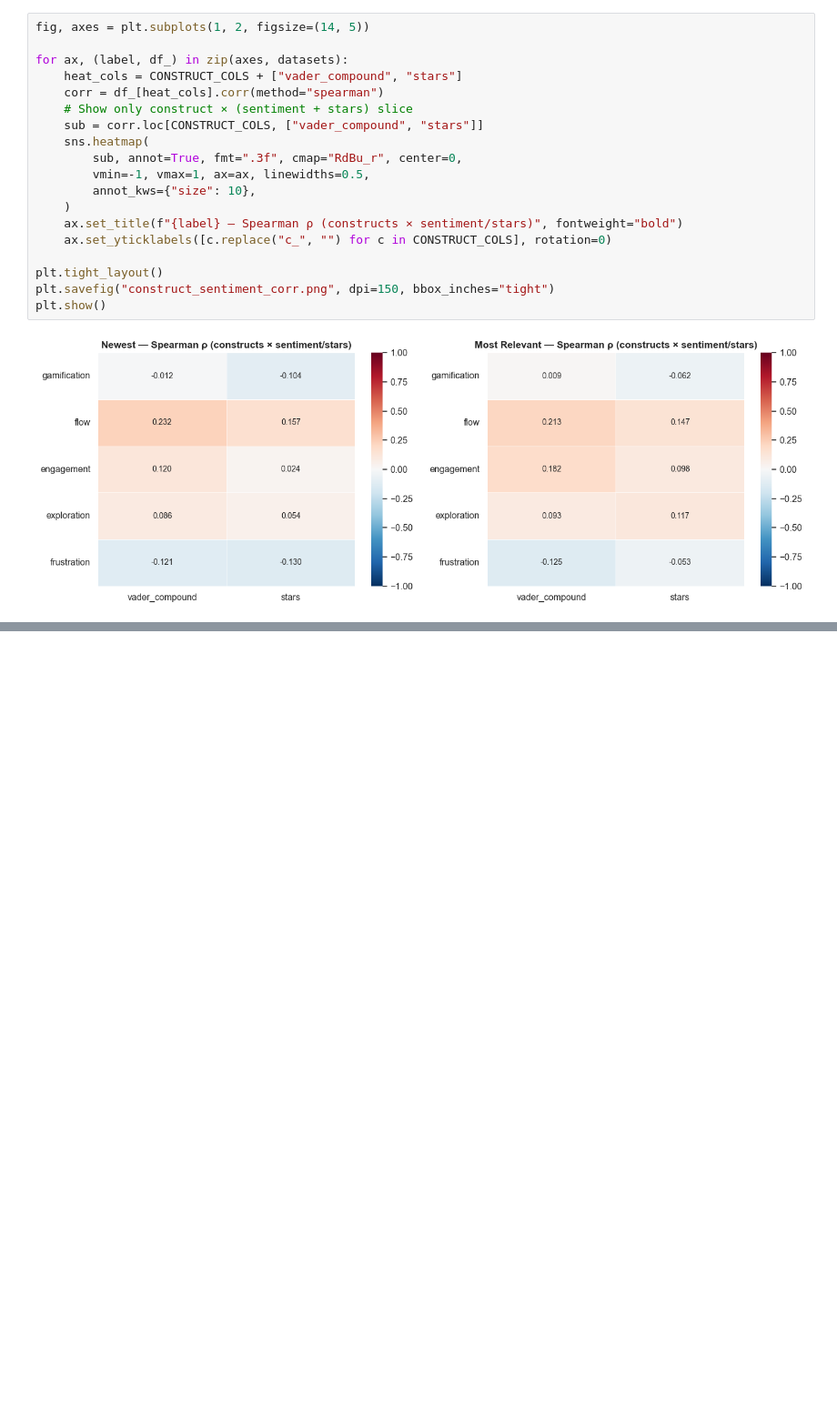
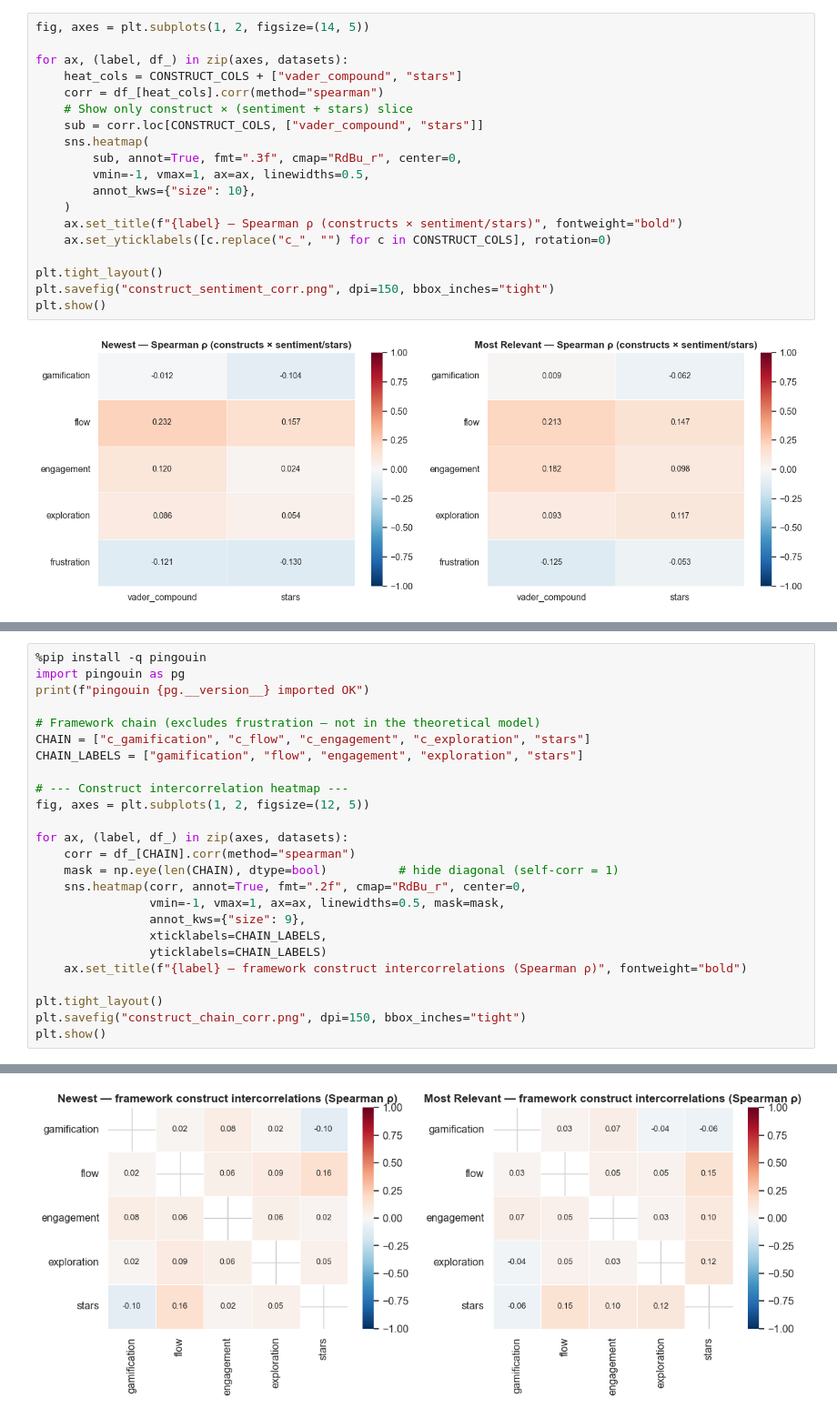
Before and after one commit to hawk-s/tourism_marketing_data, a Jupyter notebook: analysis/analysis.ipynb, the cells around one changed output, grey strips where cells are left out. Shown at 91% size. Saved outputs shown, nothing was run; the diff lists cells and outputs as text; blank space fills up the shorter version.

```diff
--- a/analysis/analysis.ipynb
+++ b/analysis/analysis.ipynb
@@ -1239,0 +1292,26 @@ plt.show()
+# %%
+%pip install -q pingouin
+import pingouin as pg
+print(f"pingouin {pg.__version__} imported OK")
+
+# Framework chain (excludes frustration — not in the theoretical model)
+CHAIN = ["c_gamification", "c_flow", "c_engagement", "c_exploration", "stars"]
+CHAIN_LABELS = ["gamification", "flow", "engagement", "exploration", "stars"]
+
+# --- Construct intercorrelation heatmap ---
+fig, axes = plt.subplots(1, 2, figsize=(12, 5))
+
+for ax, (label, df_) in zip(axes, datasets):
+    corr = df_[CHAIN].corr(method="spearman")
+    mask = np.eye(len(CHAIN), dtype=bool)          # hide diagonal (self-corr = 1)
+    sns.heatmap(corr, annot=True, fmt=".2f", cmap="RdBu_r", center=0,
+                vmin=-1, vmax=1, ax=ax, linewidths=0.5, mask=mask,
+                annot_kws={"size": 9},
+                xticklabels=CHAIN_LABELS,
+                yticklabels=CHAIN_LABELS)
+    ax.set_title(f"{label} — framework construct intercorrelations (Spearman ρ)", fontweight="bold")
+
+plt.tight_layout()
+plt.savefig("construct_chain_corr.png", dpi=150, bbox_inches="tight")
+plt.show()
+# %% [output]
@@ -1239,0 +1320 @@ plt.show()
+[figure, added]
```
Also changed, not shown: parts of 6 cells of this notebook, 2 other files.
